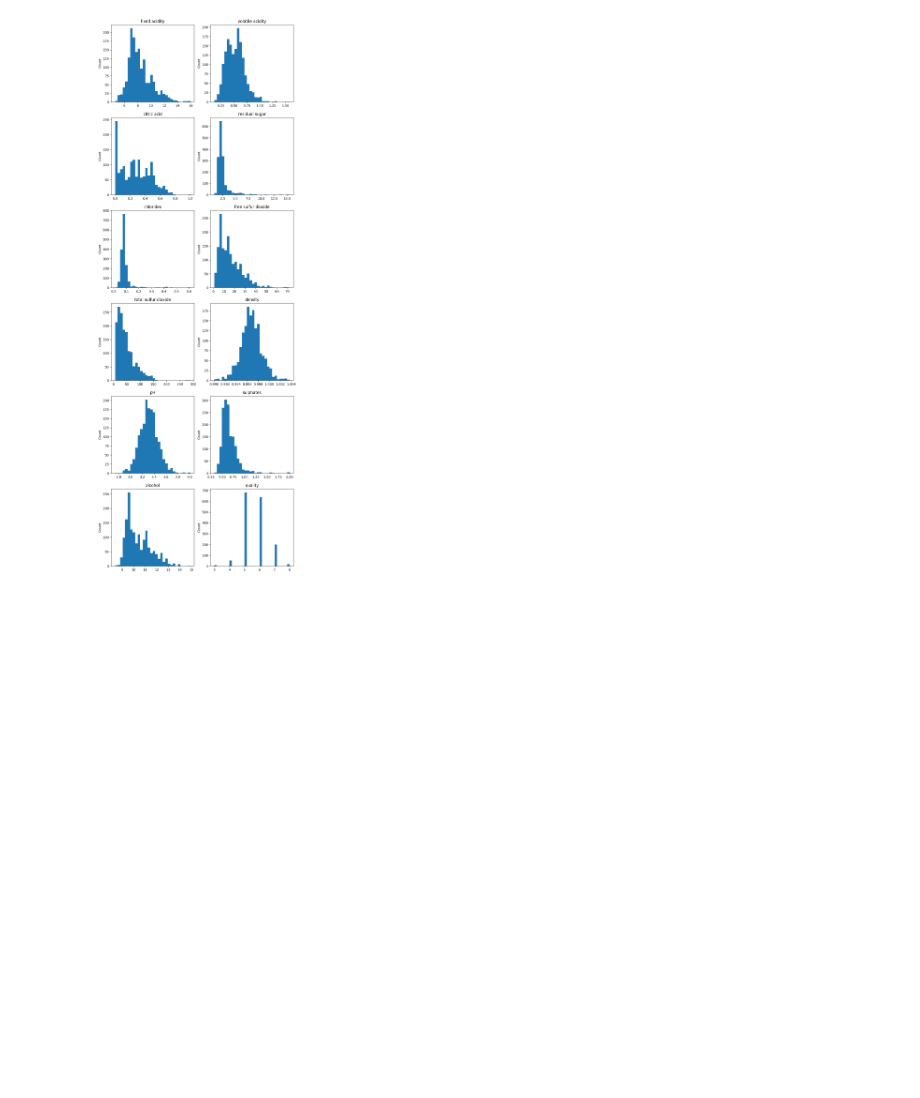
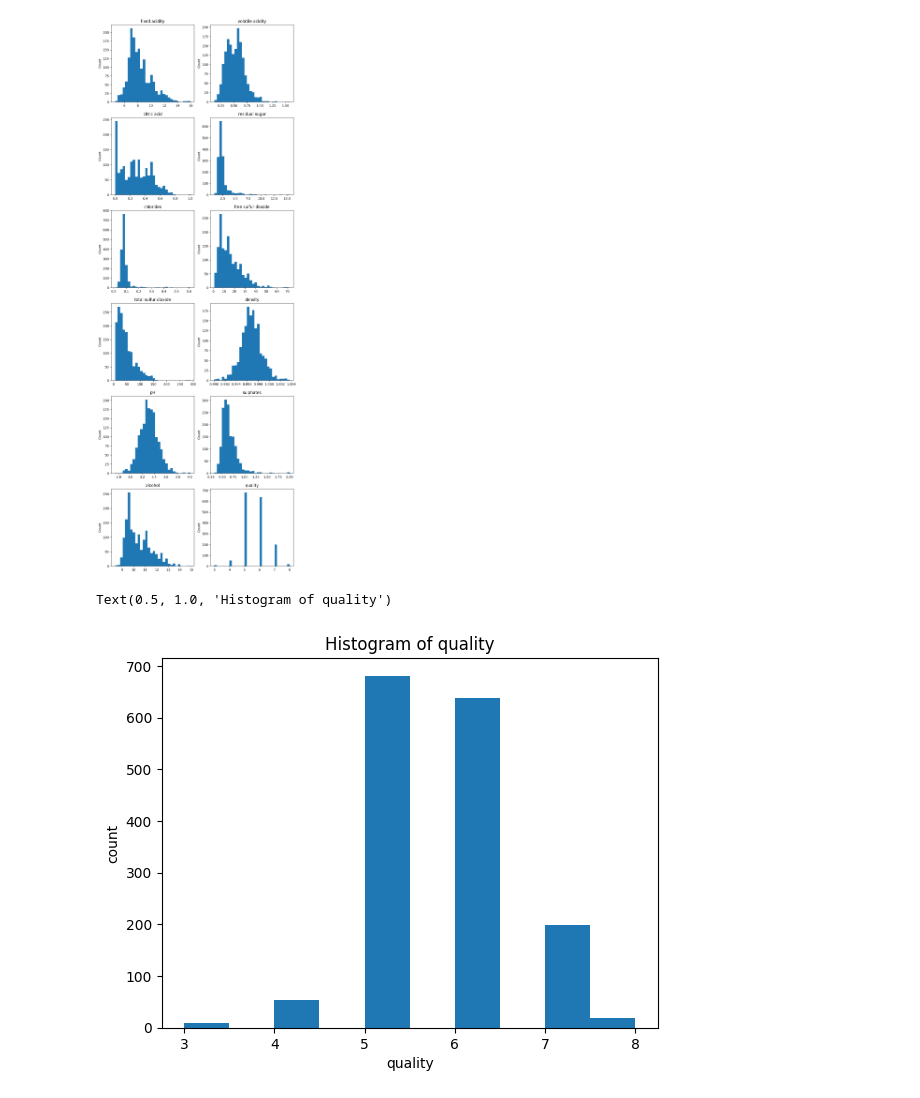
Before and after one commit to Vukhacson/WineQuality, a Jupyter notebook: SMSmall/Data Exploration - Wine Dataset.ipynb, the cells around one changed output. Saved outputs shown, nothing was run; the diff lists cells and outputs as text; code cells hidden in the pictures; blank space fills up the shorter version.

```diff
--- a/SMSmall/Data Exploration - Wine Dataset.ipynb
+++ b/SMSmall/Data Exploration - Wine Dataset.ipynb
@@ -298,3 +298,11 @@ for i in range(6):
         axes[i, j].set(title=str_feature, ylabel="Count")
 # %% [output]
 [figure]
+# %%
+plt.hist(df_red_wine['quality'])
+plt.ylabel('count')
+plt.xlabel('quality')
+plt.title('Histogram of quality')
+# %% [output]
+Text(0.5, 1.0, 'Histogram of quality')
+[figure, added]
```
Also changed, not shown: parts of 1 cell of this notebook, 2 other files.
